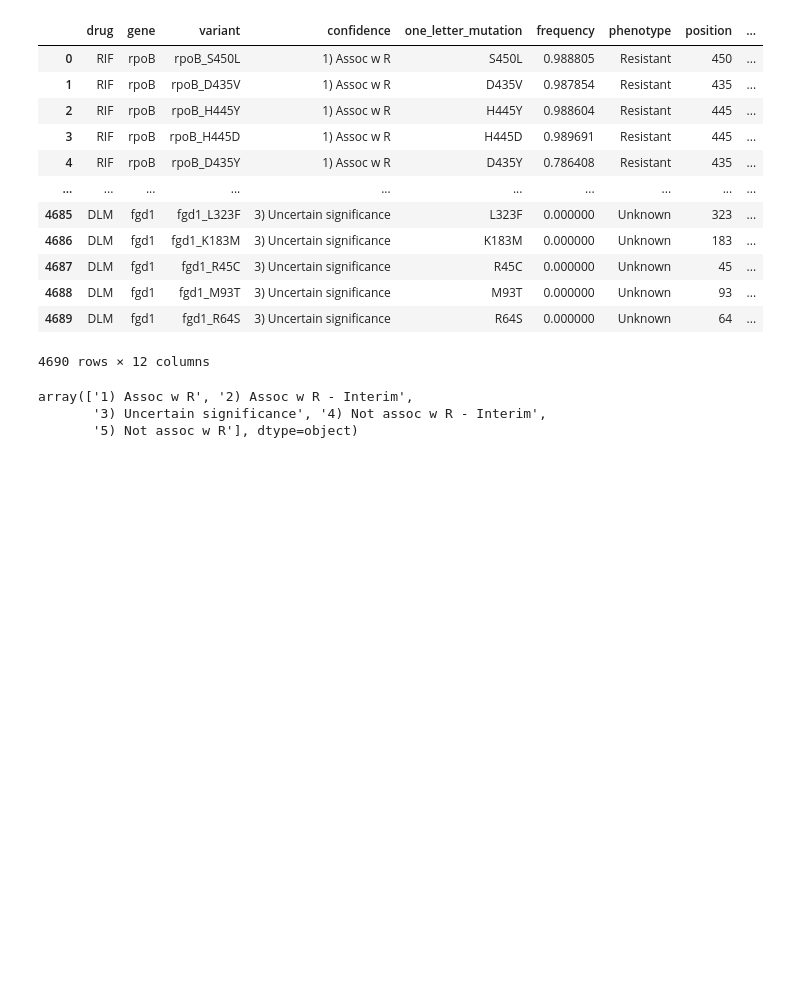
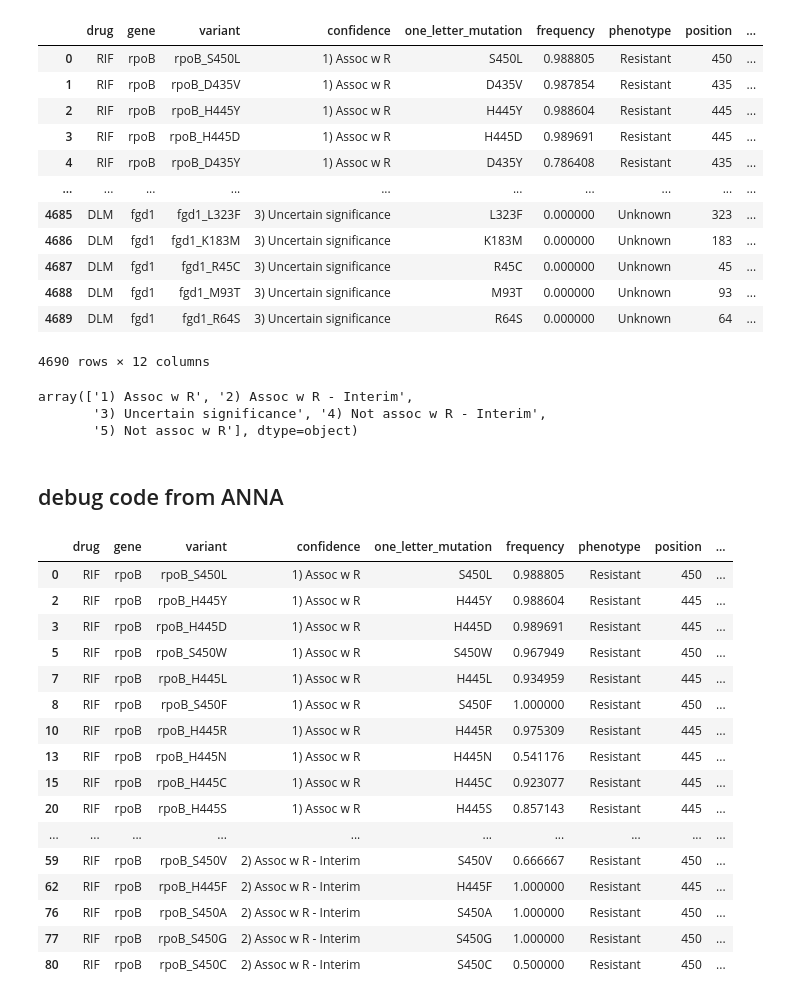
Before and after one commit to aggreen/MTB_Mut_Clust, a Jupyter notebook: scripts/09. clustering_data_preparation.ipynb, the cells around one changed output. Saved outputs shown, nothing was run; the diff lists cells and outputs as text; code cells hidden in the pictures; blank space fills up the shorter version.

```diff
--- a/scripts/09. clustering_data_preparation.ipynb
+++ b/scripts/09. clustering_data_preparation.ipynb
@@ -292,13 +290,6 @@ for index, row in filtered_df.iterrows():
     # Subset catalog to this gene
     gene_subset = catalog_df[catalog_df['gene'] == gene_name].drop_duplicates()
 
-
-    # gene_subset.to_csv("rpob_WHO_catalog.csv", index=False) # debug
-
-    # # Limit to a few R-conferring mutations for debugging/test run # debug
-    # positions_to_test = [445, 450, 451]
-    # gene_subset = gene_subset[gene_subset['position'].isin(positions_to_test)]
-
     # Load distance map
     distmap_path = f"/work/pi_annagreen_umass_edu/mahbuba/resistance_forecast/data/distmaps/{uniprot}/{entry}"
     dist_map = DistanceMap.from_file(distmap_path)
@@ -311,11 +302,16 @@ for index, row in filtered_df.iterrows():
 
     # Get WHO mutation info
     gene_subset = gene_subset.copy()
-    gene_subset['WHO_Adjusted_Position'] = gene_subset['position'].apply(adjust_number)
-    #set the who adjusted position as r-conferring positions array for proximity calculation
-    r_conferring_positions = gene_subset[gene_subset['phenotype'] == 'Resistant']['WHO_Adjusted_Position'].tolist()
+    #apply adjust number method if it is rpob
+    if gene_name == 'rpoB':
+        gene_subset['WHO_Adjusted_Position'] = gene_subset['position'].apply(adjust_number)
+        #set the who adjusted position as r-conferring positions array for proximity calculation
+        r_conferring_positions = gene_subset[gene_subset['phenotype'] == 'Resistant']['WHO_Adjusted_Position'].tolist()
+    else:
+        r_conferring_positions = gene_subset[gene_subset['phenotype'] == 'Resistant']['position'].tolist()
 
-    # # Build base table from gene_subset - debug
+
+    # # Build base table from gene_subset - debug for rpob
     # comparison_df = gene_subset[['position', 'WHO_Adjusted_Position', 'variant']].rename(columns={
     #     'position': 'WHO_Original_Position',
     #     'variant': 'WHO_one_letter_mutation'
@@ -346,7 +342,7 @@ for index, row in filtered_df.iterrows():
 
 
     unique_valid_r_positions = np.unique(r_conferring_positions)
-    print("Unique valid R-conferring positions:", len(unique_valid_r_positions))
+    print("Number of Unique valid R-conferring positions:", len(unique_valid_r_positions))
 
     # Proximity analysis
     gene_subset = non_self_proximity_r_mutants(gene_subset, unique_valid_r_positions, dist_map, gene_name)
@@ -360,11 +356,10 @@ for index, row in filtered_df.iterrows():
             # gene_subset['adjusted_position'] = gene_subset['position'].apply(adjust_number)
             merged = pd.merge(gene_subset, g_scores, left_on='WHO_Adjusted_Position', right_on='residue', how='left')
         else:
+            #since for other genes we are not adjusting their position, we use the actual column
             merged = pd.merge(gene_subset, g_scores, left_on='position', right_on='residue', how='left')
 
         merged.drop(columns=['residue', 'Unnamed: 0'], errors='ignore', inplace=True)
-        # if 'WHO_Adjusted_Position' in merged.columns:
-        #     merged.drop(columns=['WHO_Adjusted_Position'], inplace=True)
 
         all_gene_data.append(merged)
 
@@ -418,3 +411,5 @@ array(['1) Assoc w R', '2) Assoc w R - Interim',
        '5) Not assoc w R'], dtype=object)
 # %%
 final_df.to_csv("../data/derived_features/all_proteins_freq_proximity_gscore.csv",index=False)
+# %% [markdown]
+## debug code from ANNA
@@ -420,0 +421,24 @@ final_df.to_csv("../data/derived_features/all_proteins_freq_proximity_gscore.csv
+# %%
+##prepare the test case file
+test_case = final_df.query("gene == 'rpoB' and position in [445, 450, 451]")
+test_case.to_csv("all_proteins_freq_proximity_gscore_test_case.csv", index=False)
+# %%
+test_case
+# %% [output]
+|  | drug | gene | variant | confidence | one_letter_mutation | frequency | phenotype | position | ... |
+| 0 | RIF | rpoB | rpoB_S450L | 1) Assoc w R | S450L | 0.988805 | Resistant | 450 | ... |
+| 2 | RIF | rpoB | rpoB_H445Y | 1) Assoc w R | H445Y | 0.988604 | Resistant | 445 | ... |
+| 3 | RIF | rpoB | rpoB_H445D | 1) Assoc w R | H445D | 0.989691 | Resistant | 445 | ... |
+| 5 | RIF | rpoB | rpoB_S450W | 1) Assoc w R | S450W | 0.967949 | Resistant | 450 | ... |
+| 7 | RIF | rpoB | rpoB_H445L | 1) Assoc w R | H445L | 0.934959 | Resistant | 445 | ... |
+| 8 | RIF | rpoB | rpoB_S450F | 1) Assoc w R | S450F | 1.000000 | Resistant | 450 | ... |
+| 10 | RIF | rpoB | rpoB_H445R | 1) Assoc w R | H445R | 0.975309 | Resistant | 445 | ... |
+| 13 | RIF | rpoB | rpoB_H445N | 1) Assoc w R | H445N | 0.541176 | Resistant | 445 | ... |
+| 15 | RIF | rpoB | rpoB_H445C | 1) Assoc w R | H445C | 0.923077 | Resistant | 445 | ... |
+| 20 | RIF | rpoB | rpoB_H445S | 1) Assoc w R | H445S | 0.857143 | Resistant | 445 | ... |
+| ... | ... | ... | ... | ... | ... | ... | ... | ... | ... |
+| 59 | RIF | rpoB | rpoB_S450V | 2) Assoc w R - Interim | S450V | 0.666667 | Resistant | 450 | ... |
+| 62 | RIF | rpoB | rpoB_H445F | 2) Assoc w R - Interim | H445F | 1.000000 | Resistant | 445 | ... |
+| 76 | RIF | rpoB | rpoB_S450A | 2) Assoc w R - Interim | S450A | 1.000000 | Resistant | 450 | ... |
+| 77 | RIF | rpoB | rpoB_S450G | 2) Assoc w R - Interim | S450G | 1.000000 | Resistant | 450 | ... |
+| 80 | RIF | rpoB | rpoB_S450C | 2) Assoc w R - Interim | S450C | 0.500000 | Resistant | 450 | ... |
```
Also changed, not shown: parts of 7 cells of this notebook.
